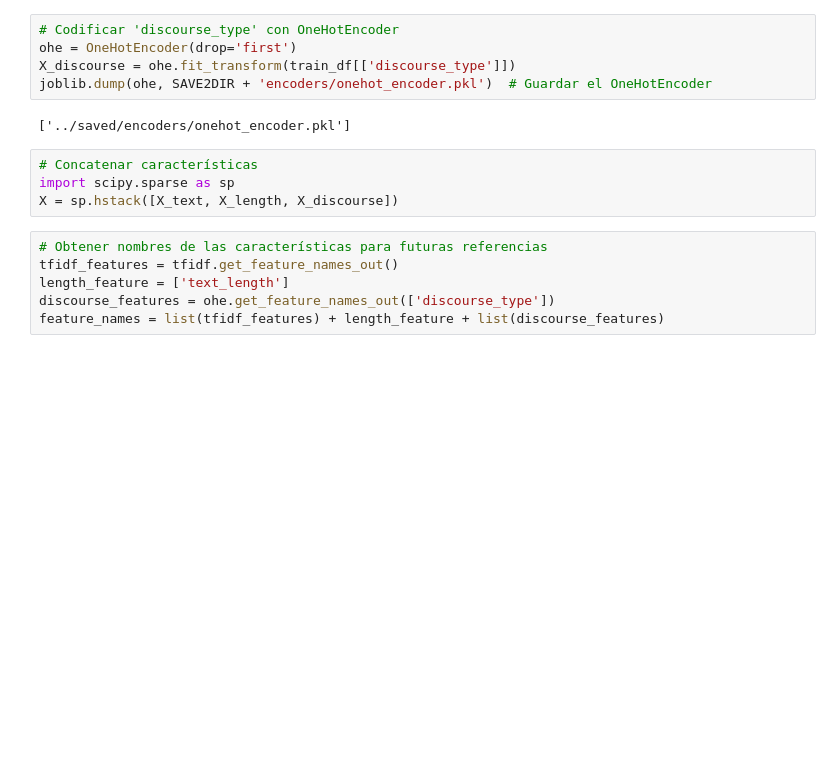
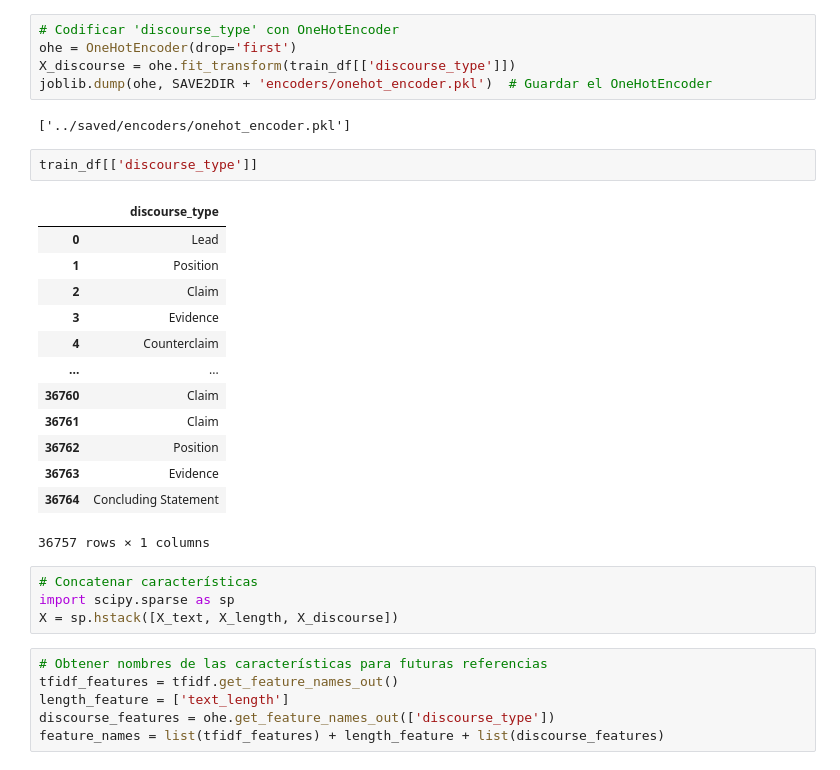
Before and after one commit to UVG-Works-Hub/argument-quality-prediction, a Jupyter notebook: notebooks/exporter.ipynb, the cells around one changed output. Drawn from its saved outputs; the diff is of its cells as text; blank space fills up the shorter version.

```diff
--- a/notebooks/exporter.ipynb
+++ b/notebooks/exporter.ipynb
@@ -85,6 +85,22 @@ X_discourse = ohe.fit_transform(train_df[['discourse_type']])
 joblib.dump(ohe, SAVE2DIR + 'encoders/onehot_encoder.pkl')  # Guardar el OneHotEncoder
 # %% [output]
 ['../saved/encoders/onehot_encoder.pkl']
+# %%
+train_df[['discourse_type']]
+# %% [output]
+|  | discourse_type |
+| 0 | Lead |
+| 1 | Position |
+| 2 | Claim |
+| 3 | Evidence |
+| 4 | Counterclaim |
+| ... | ... |
+| 36760 | Claim |
+| 36761 | Claim |
+| 36762 | Position |
+| 36763 | Evidence |
+| 36764 | Concluding Statement |
+36757 rows × 1 columns
 # %%
 # Concatenar características
 import scipy.sparse as sp
```
Also changed, not shown: parts of 1 cell of this notebook, 2 other files.
